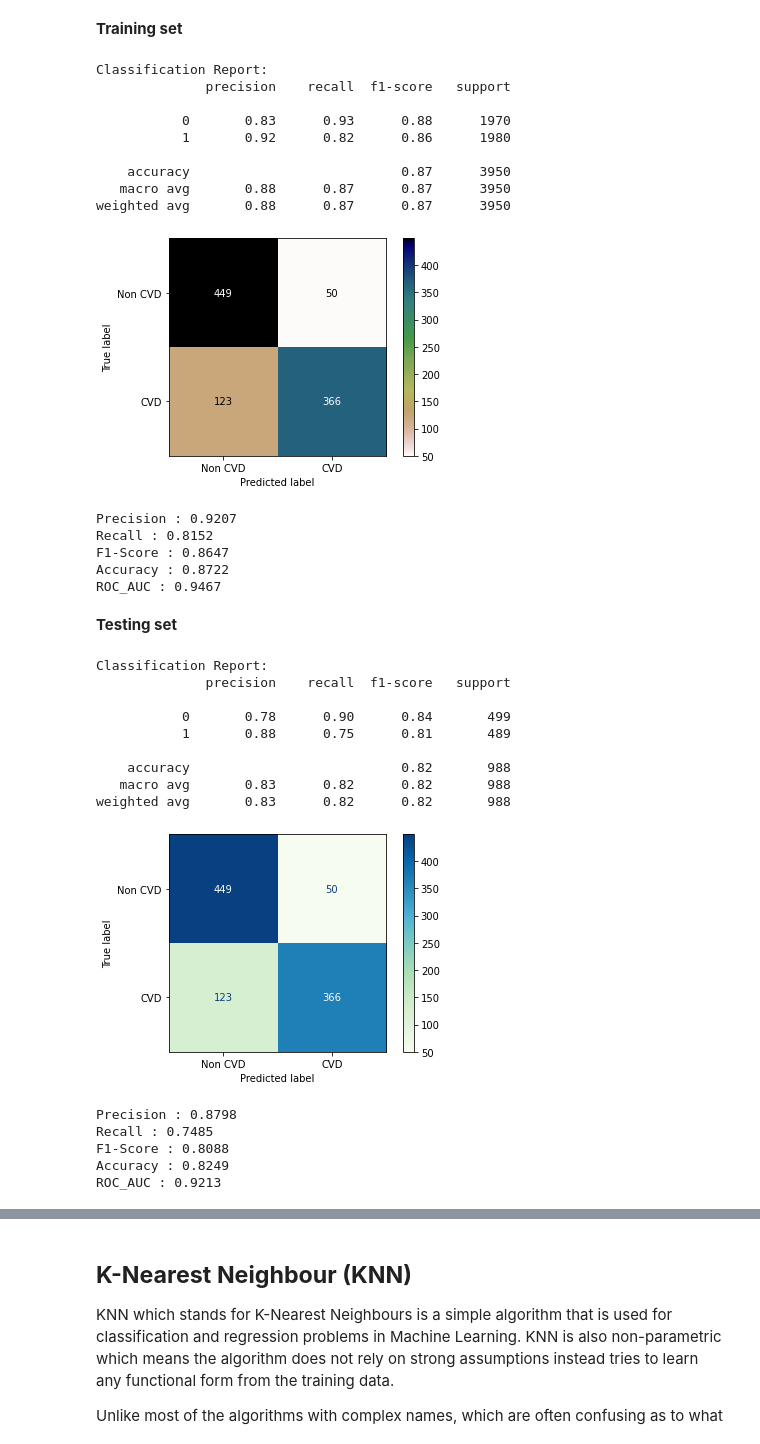
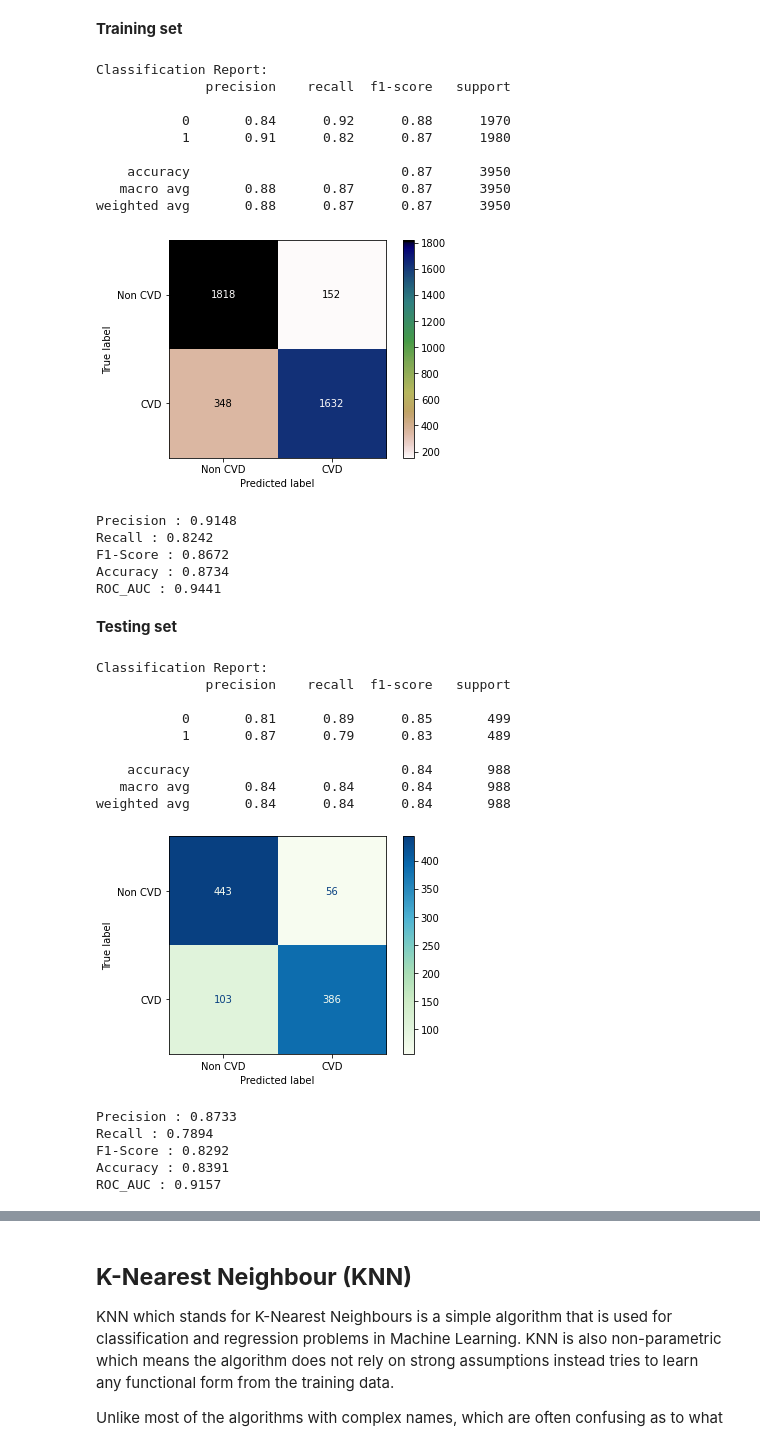
Before and after one commit to aksfasale/cardiovascular-risk-prediction, a Jupyter notebook: Cardiovascular_Risk_Prediction_AKSHAY_FASALE.ipynb, the cells around one changed output, grey strips where cells are left out. Cells and saved outputs as stored; diff of their text form; code cells hidden in the pictures.

```diff
--- a/Cardiovascular_Risk_Prediction_AKSHAY_FASALE.ipynb
+++ b/Cardiovascular_Risk_Prediction_AKSHAY_FASALE.ipynb
@@ -145,8 +145,9 @@ Mounted at /content/drive
 # %%
-
+# The variable Data_path contains the path of dataset stored in drive.
+Data_path ='/content/drive/MyDrive/Projects_capstones/CARDIOVASCULAR RISK PREDICTION_CAPSTONE PROJECT/'
 
 # Importing Cardiovascular risk Data File.
-Cardio_df = pd.read_csv('/content/drive/MyDrive/Cardiovascular Risk Prediction/data_cardiovascular_risk.csv')
+Cardio_df = pd.read_csv(Data_path + "data_cardiovascular_risk.csv")
 
 # Observing the dataset
 Cardio_df
@@ -1115,17 +1129,17 @@ eval_score = evaluation(Y_train,y_train_pred,y_train_prob[:,1]) #using the defin
 Classification Report:
               precision    recall  f1-score   support
 
-           0       0.83      0.93      0.88      1970
-           1       0.92      0.82      0.86      1980
+           0       0.84      0.92      0.88      1970
+           1       0.91      0.82      0.87      1980
 
     accuracy                           0.87      3950
    macro avg       0.88      0.87      0.87      3950
 weighted avg       0.88      0.87      0.87      3950
 # %%
 #Visualising the confusion matrix to evaluate the performance of the model on training set
-confusion_matrix(model_obj,X_test,Y_test, cmap='gist_earth_r')
+confusion_matrix(model_obj,X_train,Y_train, cmap='gist_earth_r')
 # %% [output]
-[figure, old version]
+[figure, new version]
 # %%
 #storing the training evaluation score
 dict_1 = storing_eval_data('XGB Classifier',eval_score,0)  #using storing data eval function to store the data
@@ -1136,11 +1150,11 @@ for param,value in dict_1.items():
   if param != 'Model':
     print(f'{param} : {value}')
 # %% [output]
-Precision : 0.9207
-Recall : 0.8152
-F1-Score : 0.8647
-Accuracy : 0.8722
-ROC_AUC : 0.9467
+Precision : 0.9148
+Recall : 0.8242
+F1-Score : 0.8672
+Accuracy : 0.8734
+ROC_AUC : 0.9441
 # %% [markdown]
 **Testing set**
 # %%
@@ -1150,17 +1164,17 @@ eval_score = evaluation(Y_test,y_test_pred,y_test_prob[:,1]) #using the defined
 Classification Report:
               precision    recall  f1-score   support
 
-           0       0.78      0.90      0.84       499
-           1       0.88      0.75      0.81       489
+           0       0.81      0.89      0.85       499
+           1       0.87      0.79      0.83       489
 
-    accuracy                           0.82       988
-   macro avg       0.83      0.82      0.82       988
-weighted avg       0.83      0.82      0.82       988
+    accuracy                           0.84       988
+   macro avg       0.84      0.84      0.84       988
+weighted avg       0.84      0.84      0.84       988
 # %%
 #Visualising the confusion matrix to evaluate the performance of the model on testing set
 confusion_matrix(model_obj,X_test,Y_test,cmap='GnBu')
 # %% [output]
-[figure, old version]
+[figure, new version]
 # %%
 #storing the testing evaluation score
 dict_2 = storing_eval_data('XGB Classifier',eval_score)   #using storing data eval function to store the data
@@ -1171,11 +1185,11 @@ for param,value in dict_2.items():
   if param != 'Model':
     print(f'{param} : {value}')
 # %% [output]
-Precision : 0.8798
-Recall : 0.7485
-F1-Score : 0.8088
-Accuracy : 0.8249
-ROC_AUC : 0.9213
+Precision : 0.8733
+Recall : 0.7894
+F1-Score : 0.8292
+Accuracy : 0.8391
+ROC_AUC : 0.9157
 # %%
 # Getting the prediction probabilities for test set
 y_pred_proba_xgb = model_obj.predict_proba(X_test)[:,1]   #calculating probabilities for X_test
```
Also changed, not shown: parts of 47 cells of this notebook.
